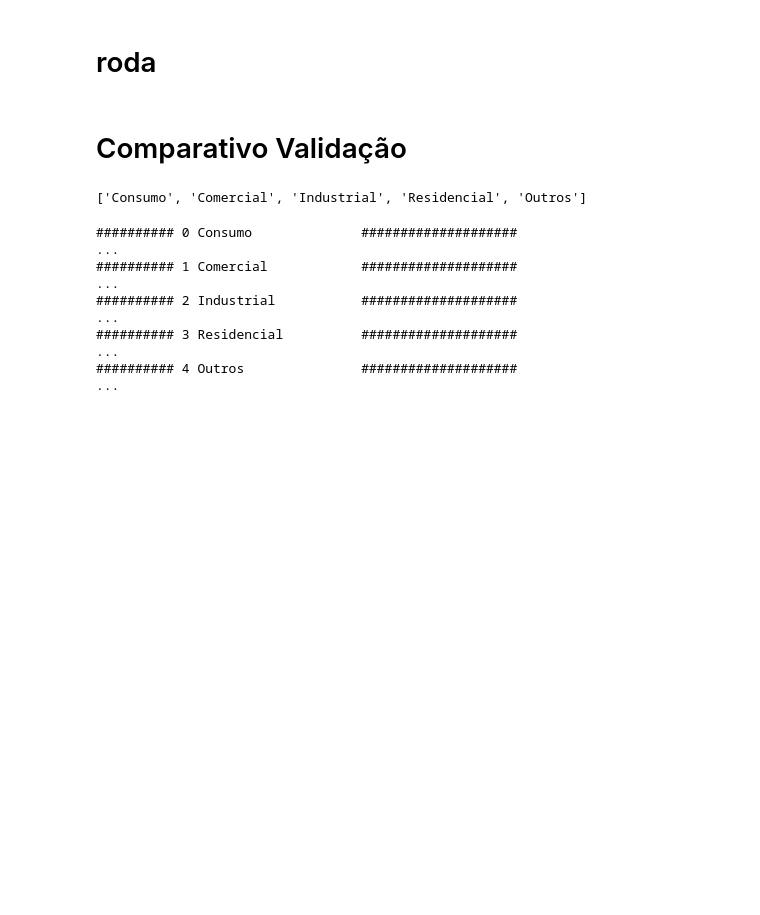
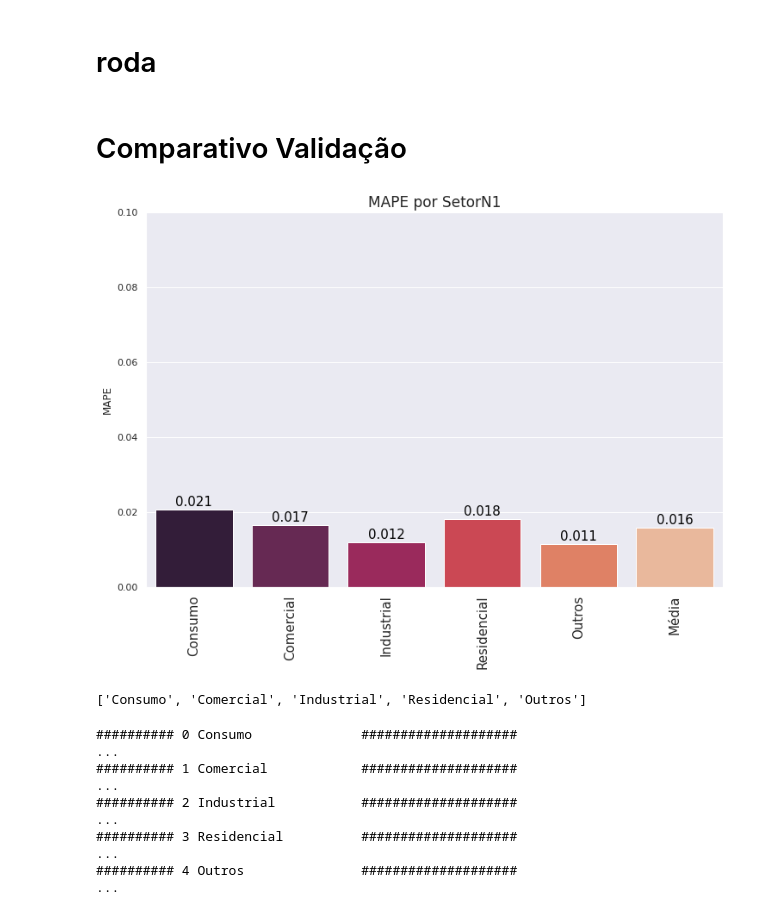
Before and after one commit to lvb86/PD_LSTM_GA, a Jupyter notebook: code/LSTM_GEN_e32_p16_BR_res_ibcbr_óbitos_ipca_2013_2018.ipynb, the cells around one changed output. Drawn from its saved outputs; the diff is of its cells as text; code cells hidden in the pictures; blank space fills up the shorter version.

```diff
--- a/code/LSTM_GEN_e32_p16_BR_res_ibcbr_óbitos_ipca_2013_2018.ipynb
+++ b/code/LSTM_GEN_e32_p16_BR_res_ibcbr_óbitos_ipca_2013_2018.ipynb
@@ -930,6 +921,7 @@ def plt_barras(x,y,*titulo):
         g.text(i,y[i]+0.001, round(y[i],3), color='black', ha="center", fontsize=15)
     plt.xticks(rotation = 90, fontsize=15)
     plt.ylabel('MAPE')
+    plt.ylim([0,0.1])
     #plt.xlabel('SetorN1')
     plt.show()
     ;
@@ -1456,30 +1448,37 @@ Wall time: 7h 10min 57s
 # Comparativo Validação
 # %%
 #Relatório Manual agrupando os  resultados obtidos para cada SetorN1
-if 0:
+if 1:
     list_mape = []
     list_gen = []
 
-    ########## 0 Consumo 		####################
-    list_mape.append(0.035652)
-    list_gen.append(np.array([34, 58, 58, 14, 13,  7, 15,  1, 25, 26, 19, 37, 35]))
-    ########## 1 Comercial 		####################
-    list_mape.append(0.088187)
-    list_gen.append(np.array([29,  9, 13, 10, 58, 58, 13, 15, 59,  3, 50, 28,  3]))
-    ########## 2 Industrial 	####################
-    list_mape.append(0.049014)
-    list_gen.append(np.array([38, 19, 30,  7, 45, 41, 38, 58, 55,  6,  0, 25, 33]))
-    ########## 3 Residencial 	####################
-    list_mape.append(0.014144)
-    list_gen.append(np.array([20, 26, 49, 28, 31, 15,  0, 48, 58, 52, 23, 19, 11]))
-    ########## 4 Outros 		####################
-    list_mape.append(0.024953)
-    list_gen.append(np.array([57, 34,  1, 35, 59, 12, 57, 18, 48, 37, 39, 54, 60]))
+    ########## 0 Consumo ####################
+    list_mape.append(0.020639054253183096)
+    list_gen.append(np.array([16, 45, 51, 41, 18, 15,  0,  4, 25, 47, 34, 23,  7]))
+
+    ########## 1 Comercial ####################
+    list_mape.append(0.016593517453811213)
+    list_gen.append(np.array([43,  4, 30,  3, 15, 15, 59,  4, 41, 15, 30, 44, 21]))
+
+    ########## 2 Industrial ####################
+    list_mape.append(0.011829892028096122)
+    list_gen.append(np.array([35,  7, 31, 38, 40, 17, 23,  2, 57, 18,  0, 53,  2]))
+
+    ########## 3 Residencial ####################
+    list_mape.append(0.018040567262642037)
+    list_gen.append(np.array([48, 11, 26, 63, 15, 42, 15, 37, 32, 11, 56, 50,  9]))
+
+    ########## 4 Outros ####################
+    list_mape.append(0.011399787954588457)
+    list_gen.append(np.array([43,  1, 47,  0, 63, 29, 36, 59, 41, 62, 48, 53, 56]))
+
 
     list_mape.append(np.array(list_mape).mean())
     barras = [*Ycolumns, 'Média']
 
     plt_barras(barras,list_mape)
+# %% [output]
+[figure, added]
 # %%
 Ycolumns
 # %% [output]
```
Also changed, not shown: parts of 2 cells of this notebook.
